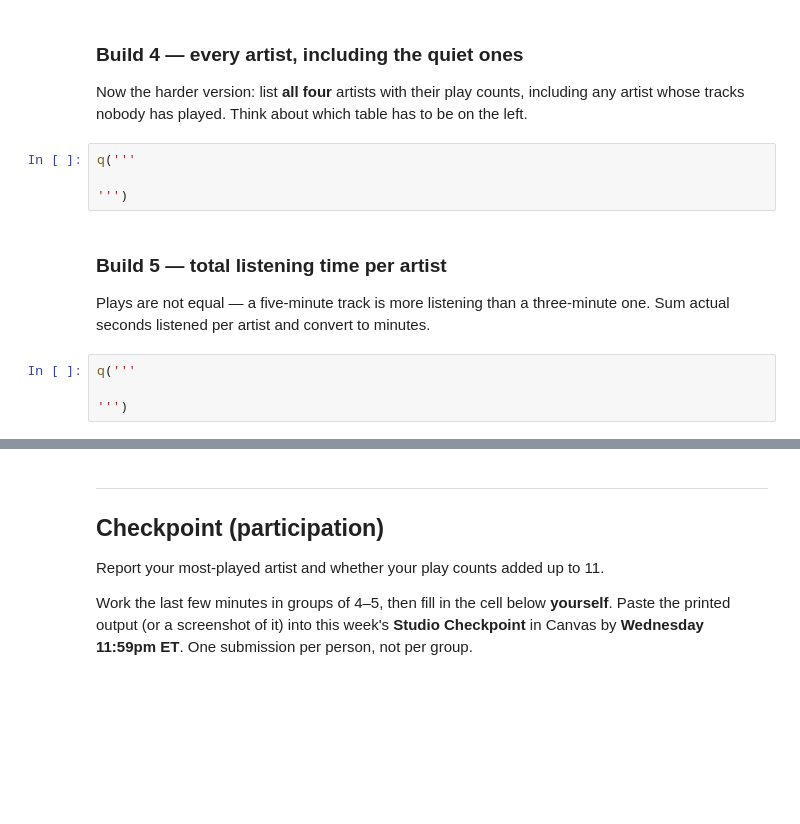
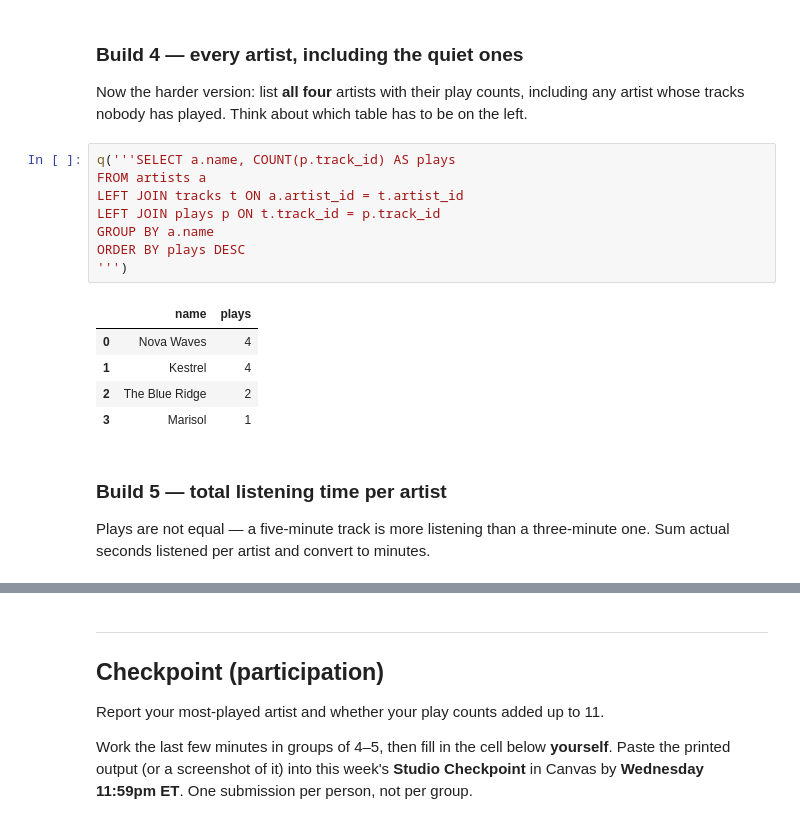
Before and after one commit to oliviadellaglio/ds2002-fa26, a Jupyter notebook: 2026_09_09_—_SQLite_Joins_and_Grouping_—_Studio.ipynb, the cells around one changed output, grey strips where cells are left out. Saved outputs shown, nothing was run; the diff lists cells and outputs as text; blank space fills up the shorter version.

```diff
--- a/2026_09_09_—_SQLite_Joins_and_Grouping_—_Studio.ipynb
+++ b/2026_09_09_—_SQLite_Joins_and_Grouping_—_Studio.ipynb
@@ -250,15 +314,21 @@ q('''
 ### Build 4 — every artist, including the quiet ones
 
 Now the harder version: list **all four** artists with their play counts, including any artist whose tracks nobody has played. Think about which table has to be on the left.
-# %%
-q('''
-
-''')
+# %%
+q('''SELECT a.name, COUNT(p.track_id) AS plays
+FROM artists a
+LEFT JOIN tracks t ON a.artist_id = t.artist_id
+LEFT JOIN plays p ON t.track_id = p.track_id
+GROUP BY a.name
+ORDER BY plays DESC
+''')
+# %% [output]
+|  | name | plays |
+| 0 | Nova Waves | 4 |
+| 1 | Kestrel | 4 |
+| 2 | The Blue Ridge | 2 |
+| 3 | Marisol | 1 |
 # %% [markdown]
 ### Build 5 — total listening time per artist
 
 Plays are not equal — a five-minute track is more listening than a three-minute one. Sum actual seconds listened per artist and convert to minutes.
-# %%
-q('''
-
-''')
```
Also changed, not shown: parts of 13 cells of this notebook.
